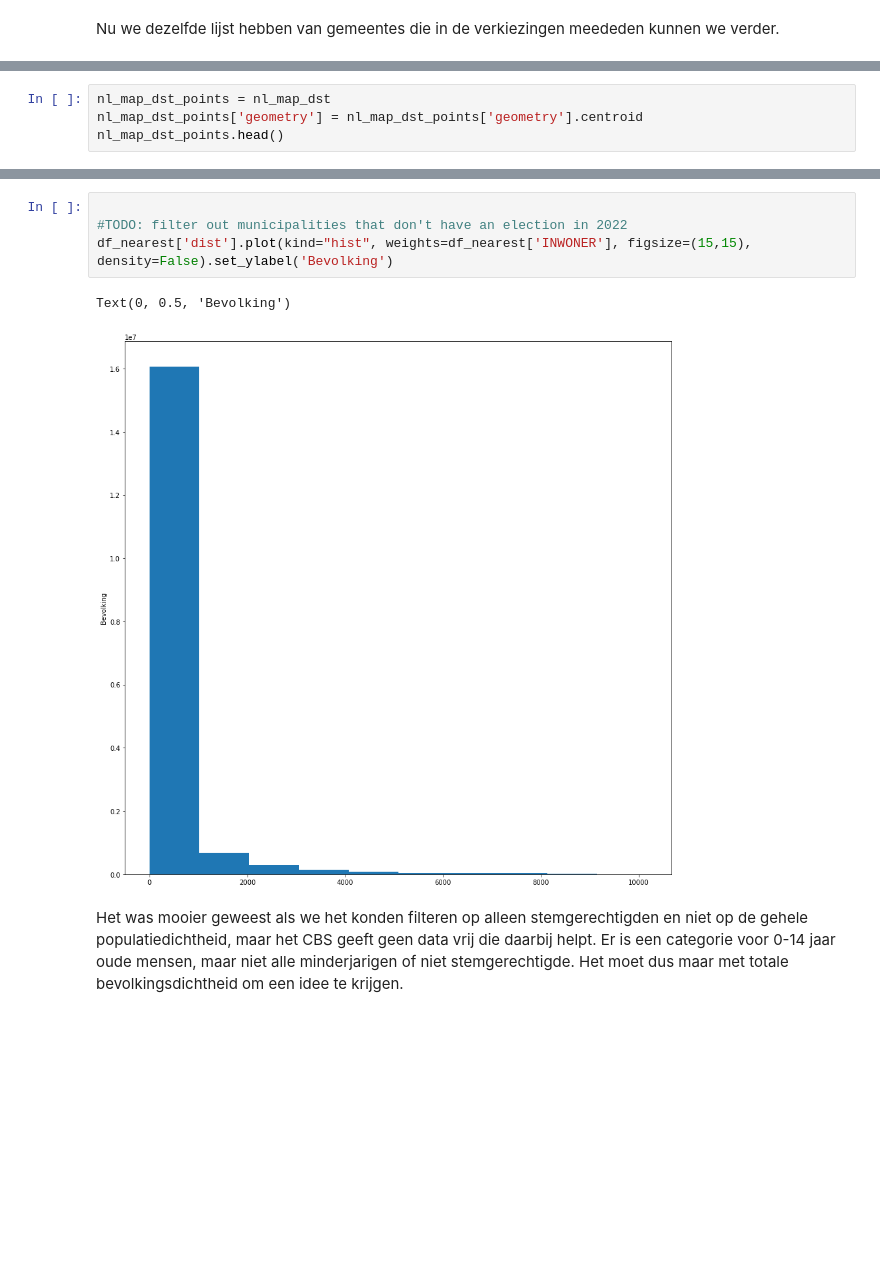
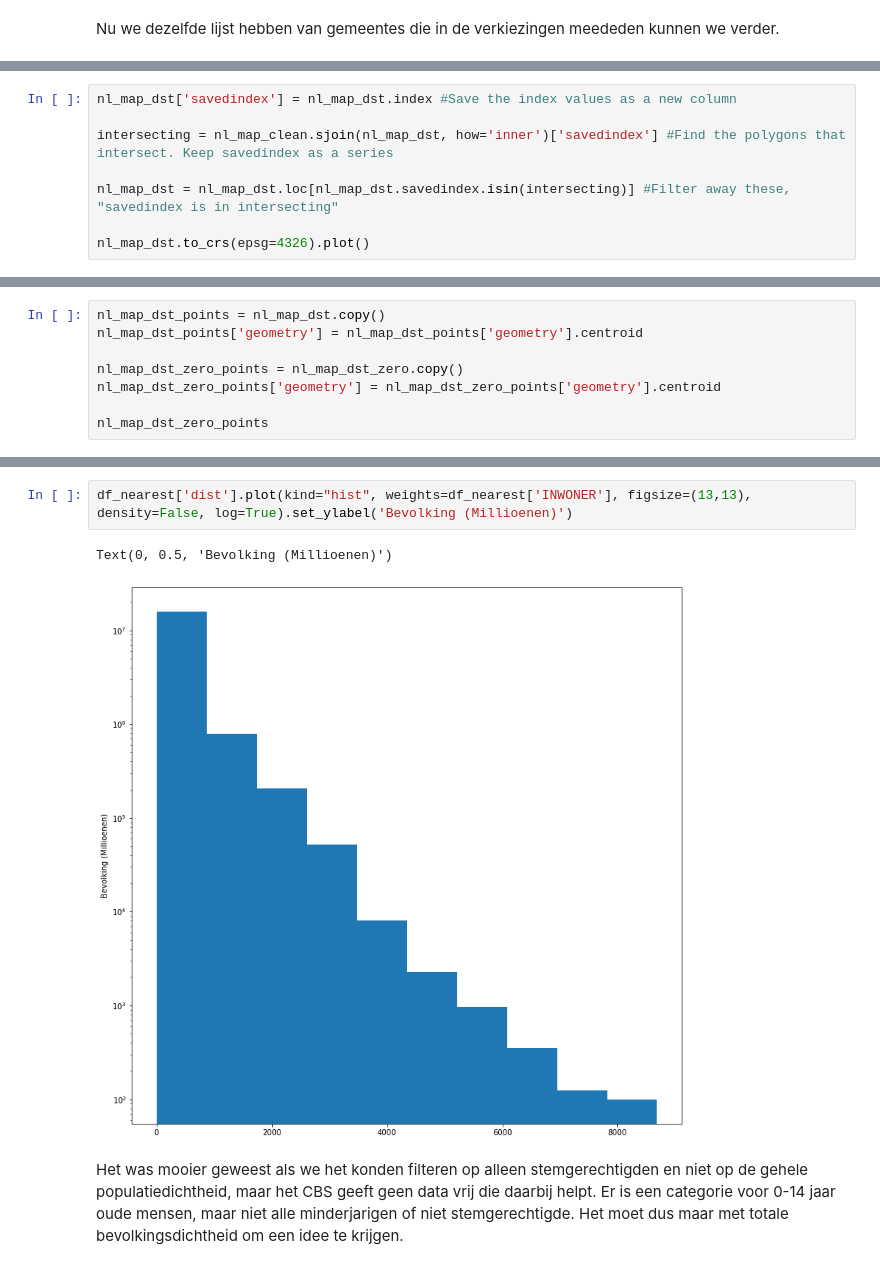
Before and after one commit to openstate/stembureau-meting, a Jupyter notebook: jupyter/stembureau_data.ipynb, the cells around one changed output, grey strips where cells are left out. Drawn from its saved outputs; the diff is of its cells as text; blank space fills up the shorter version.

```diff
--- a/jupyter/stembureau_data.ipynb
+++ b/jupyter/stembureau_data.ipynb
@@ -301,0 +260,8 @@ df_geojson_clean.plot(ax=ax)
+# %%
+nl_map_dst['savedindex'] = nl_map_dst.index #Save the index values as a new column
+
+intersecting = nl_map_clean.sjoin(nl_map_dst, how='inner')['savedindex'] #Find the polygons that intersect. Keep savedindex as a series
+
+nl_map_dst = nl_map_dst.loc[nl_map_dst.savedindex.isin(intersecting)] #Filter away these, "savedindex is in intersecting"
+
+nl_map_dst.to_crs(epsg=4326).plot()
@@ -302,5 +327,9 @@ df_geojson_clean.plot(ax=ax)
 # %%
-nl_map_dst_points = nl_map_dst
+nl_map_dst_points = nl_map_dst.copy()
 nl_map_dst_points['geometry'] = nl_map_dst_points['geometry'].centroid
-nl_map_dst_points.head()
+
+nl_map_dst_zero_points = nl_map_dst_zero.copy()
+nl_map_dst_zero_points['geometry'] = nl_map_dst_zero_points['geometry'].centroid
+
+nl_map_dst_zero_points
 # %% [output]
@@ -347,9 +384,7 @@ df_nearest.head()
 # %%
-
-#TODO: filter out municipalities that don't have an election in 2022
-df_nearest['dist'].plot(kind="hist", weights=df_nearest['INWONER'], figsize=(15,15), density=False).set_ylabel('Bevolking')
+df_nearest['dist'].plot(kind="hist", weights=df_nearest['INWONER'], figsize=(13,13), density=False, log=True).set_ylabel('Bevolking (Millioenen)')
 # %% [output]
-Text(0, 0.5, 'Bevolking')
+Text(0, 0.5, 'Bevolking (Millioenen)')
-[figure, old version]
+[figure, new version]
 # %% [markdown]
 Het was mooier geweest als we het konden filteren op alleen stemgerechtigden en niet op de gehele populatiedichtheid, maar het CBS geeft geen data vrij die daarbij helpt. Er is een categorie voor 0-14 jaar oude mensen, maar niet alle minderjarigen of niet stemgerechtigde. Het moet dus maar met totale bevolkingsdichtheid om een idee te krijgen.
```
Also changed, not shown: parts of 18 cells of this notebook, 1 other file.
